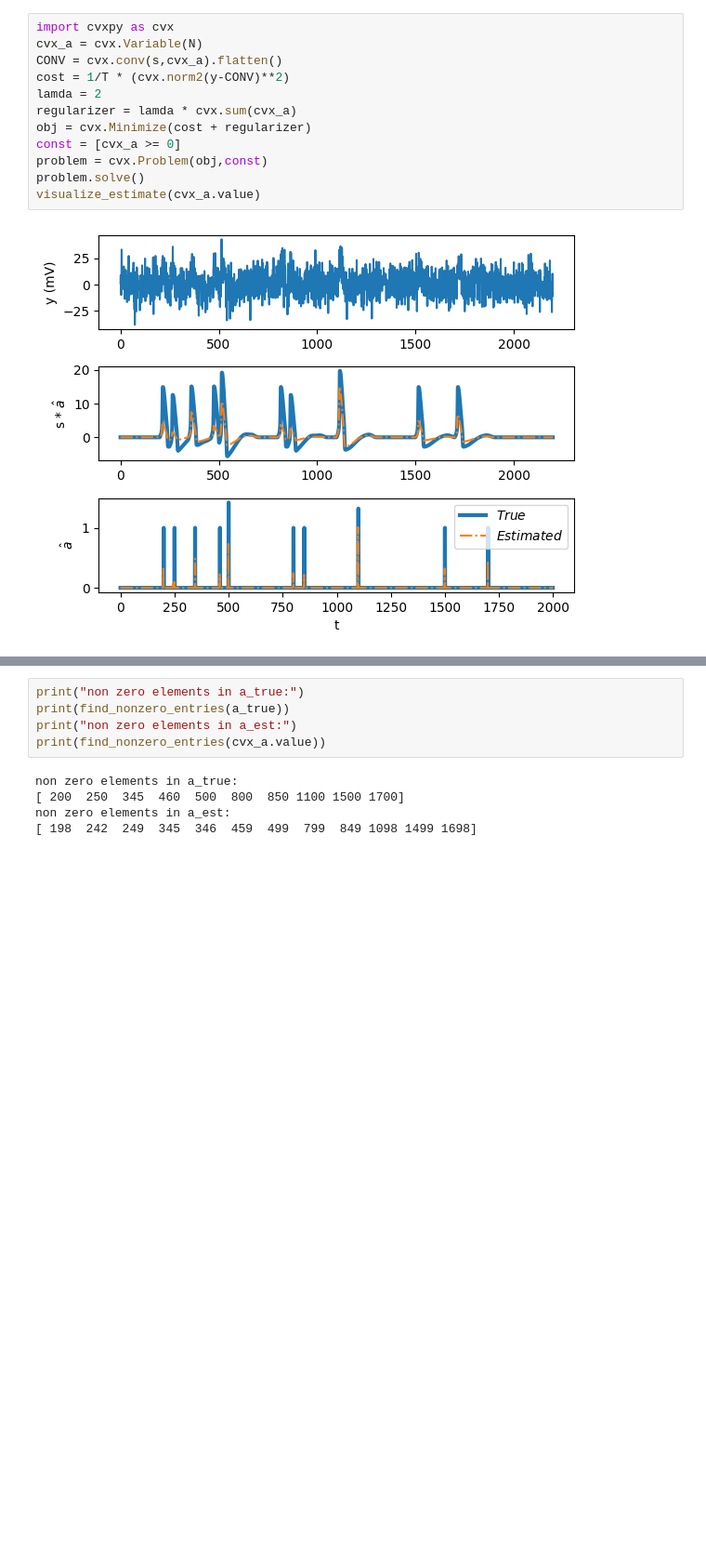
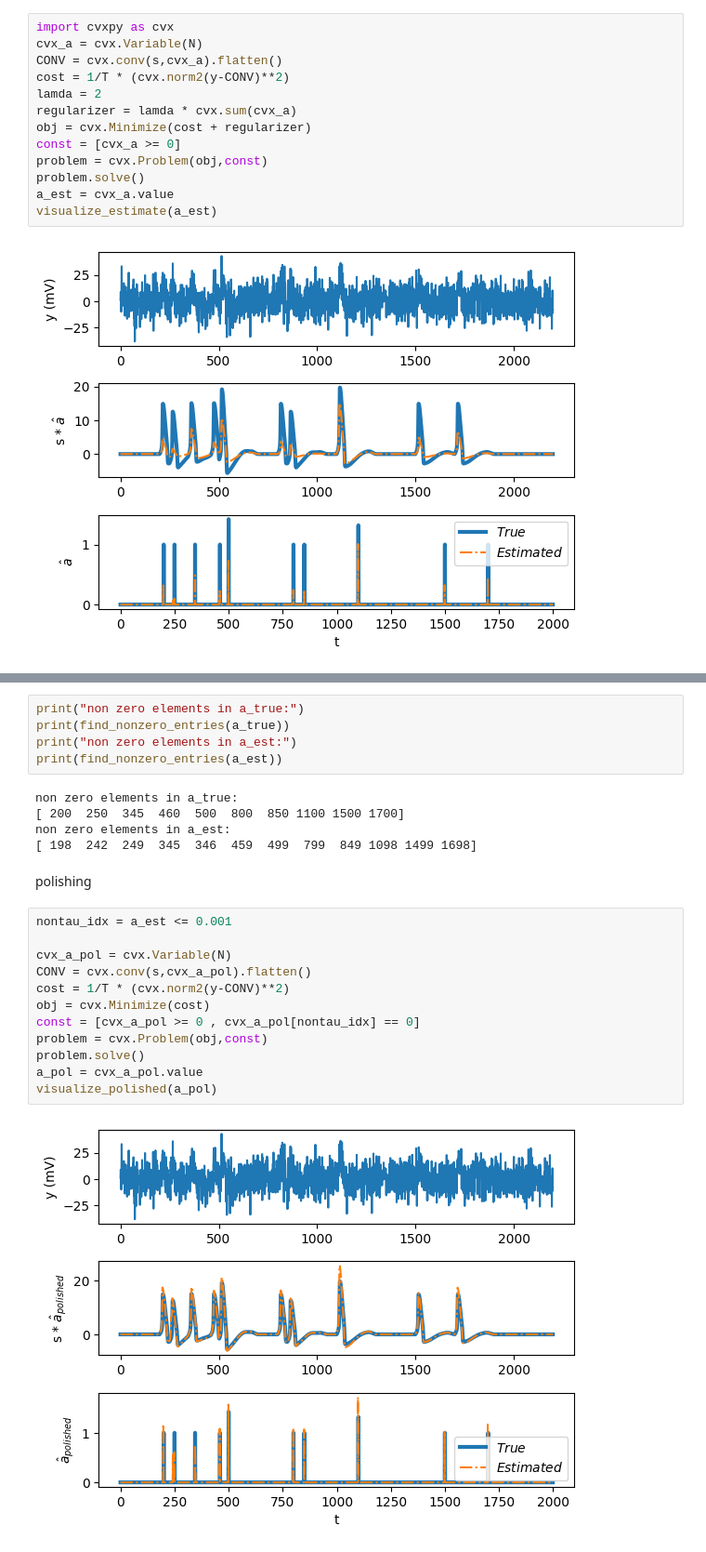
Before and after one commit to Mostafa-Hamidifard/cvx-optimization-homework, a Jupyter notebook: cvx_first_project_extracting_neural_signals_from_an_ephys.ipynb, the cells around one changed output, grey strips where cells are left out. Shown at 93% size. Drawn from its saved outputs; the diff is of its cells as text; blank space fills up the shorter version.

Commit message:
polishing added

```diff
--- a/cvx_first_project_extracting_neural_signals_from_an_ephys.ipynb
+++ b/cvx_first_project_extracting_neural_signals_from_an_ephys.ipynb
@@ -213,7 +213,8 @@ obj = cvx.Minimize(cost + regularizer)
 const = [cvx_a >= 0]
 problem = cvx.Problem(obj,const)
 problem.solve()
-visualize_estimate(cvx_a.value)
+a_est = cvx_a.value
+visualize_estimate(a_est)
 # %% [output]
 [figure]
 # %%
@@ -225,9 +226,25 @@ non-zero elements in estimated a: 12
 print("non zero elements in a_true:")
 print(find_nonzero_entries(a_true))
 print("non zero elements in a_est:")
-print(find_nonzero_entries(cvx_a.value))
+print(find_nonzero_entries(a_est))
 # %% [output]
 non zero elements in a_true:
 [ 200  250  345  460  500  800  850 1100 1500 1700]
 non zero elements in a_est:
 [ 198  242  249  345  346  459  499  799  849 1098 1499 1698]
+# %% [markdown]
+polishing
+# %%
+nontau_idx = a_est <= 0.001
+
+cvx_a_pol = cvx.Variable(N)
+CONV = cvx.conv(s,cvx_a_pol).flatten()
+cost = 1/T * (cvx.norm2(y-CONV)**2)
+obj = cvx.Minimize(cost)
+const = [cvx_a_pol >= 0 , cvx_a_pol[nontau_idx] == 0]
+problem = cvx.Problem(obj,const)
+problem.solve()
+a_pol = cvx_a_pol.value
+visualize_polished(a_pol)
+# %% [output]
+[figure, added]
```
Also changed, not shown: parts of 1 cell of this notebook.
